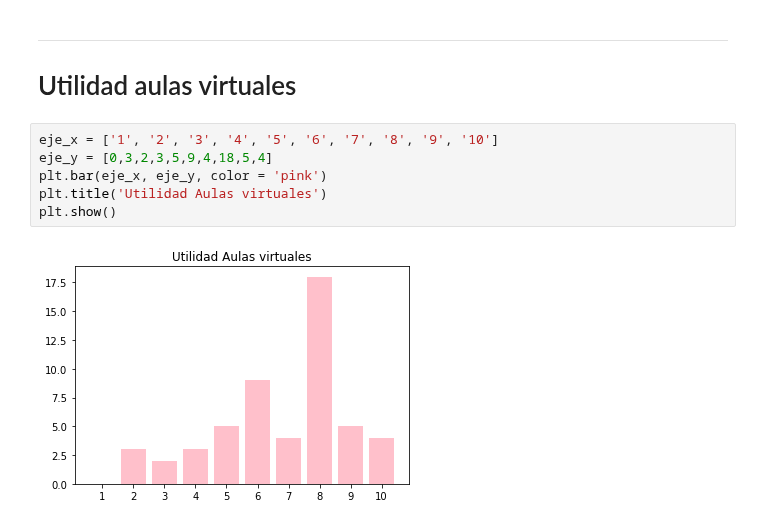
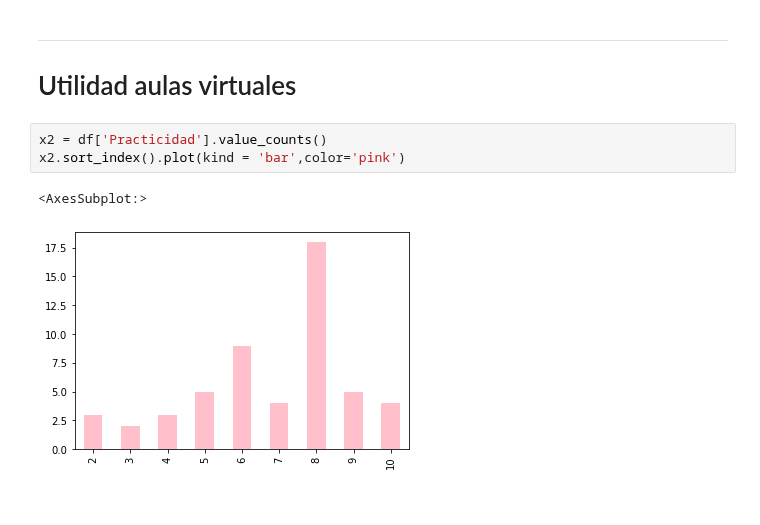
Before and after one commit to sebastianmora04/estadistica_j1, a Jupyter notebook: modelo.ipynb, the cells around one changed output. Drawn from its saved outputs; the diff is of its cells as text.

```diff
--- a/modelo.ipynb
+++ b/modelo.ipynb
@@ -226,11 +226,9 @@ plt.show()
 # %% [markdown]
 -----------
 # Utilidad aulas virtuales
-# %%
-eje_x = ['1', '2', '3', '4', '5', '6', '7', '8', '9', '10']
-eje_y = [0,3,2,3,5,9,4,18,5,4]
-plt.bar(eje_x, eje_y, color = 'pink')
-plt.title('Utilidad Aulas virtuales')
-plt.show()
-# %% [output]
-[figure, removed]
+# %%
+x2 = df['Practicidad'].value_counts()
+x2.sort_index().plot(kind = 'bar',color='pink')
+# %% [output]
+<AxesSubplot:>
+[figure, added]
```
Also changed, not shown: parts of 2 cells of this notebook.
